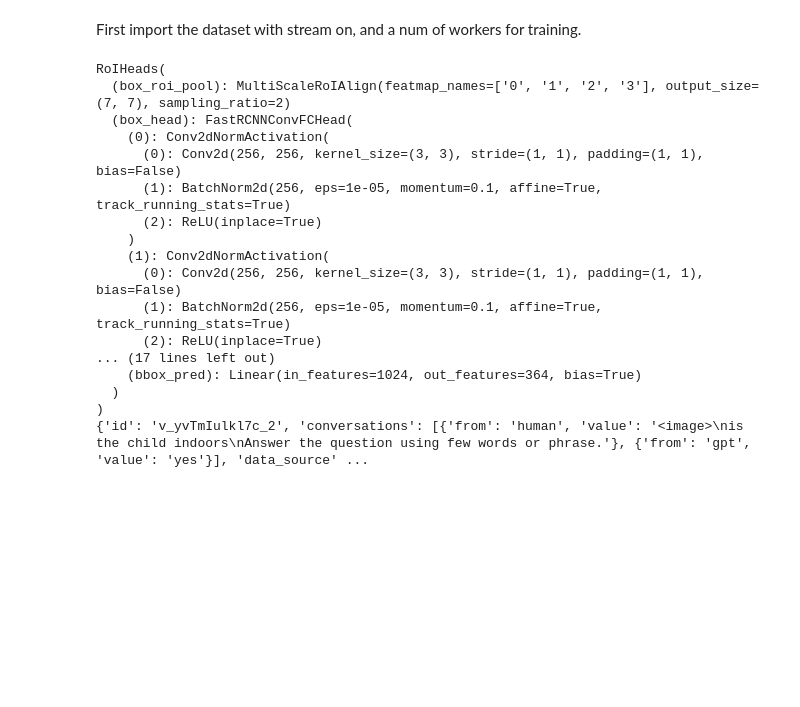
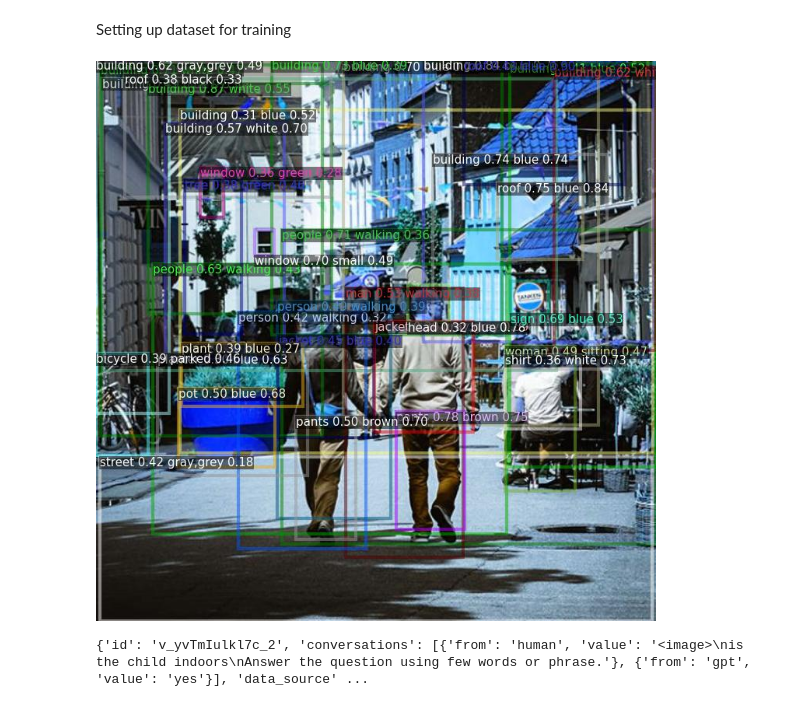
Before and after one commit to dotrdp/VideoLLM_approach, a Jupyter notebook: main.ipynb, the cells around one changed output. Saved outputs shown, nothing was run; the diff lists cells and outputs as text; code cells hidden in the pictures; blank space fills up the shorter version.

Commit message:
Merged visualizer shown in frcnn original huggingface architecture

```diff
--- a/main.ipynb
+++ b/main.ipynb
@@ -1,32 +1,19 @@
 # %% [markdown]
-First import the dataset with stream on, and a num of workers for training.
+Setting up dataset for training
 # %%
-from visual_cues import *
+
 from torch.utils.data import DataLoader
 import os
 from PIL import Image
 import torch
+os.environ["KMP_DUPLICATE_LIB_OK"] = 'True'
 from loader import *
-model = FRCNN()
-
+from frcnn_plus_vbertembedding import FRCNN_VisualBert_Embedding
+model = FRCNN_VisualBert_Embedding()
+model.Draw("TEST.jpg")
 
 data = LoadActivityNetDataset()
 
 print(data[:1][0])
 # %% [output]
+[figure, added]
-RoIHeads(
-  (box_roi_pool): MultiScaleRoIAlign(featmap_names=['0', '1', '2', '3'], output_size=(7, 7), sampling_ratio=2)
-  (box_head): FastRCNNConvFCHead(
-    (0): Conv2dNormActivation(
-      (0): Conv2d(256, 256, kernel_size=(3, 3), stride=(1, 1), padding=(1, 1), bias=False)
-      (1): BatchNorm2d(256, eps=1e-05, momentum=0.1, affine=True, track_running_stats=True)
-      (2): ReLU(inplace=True)
-    )
-    (1): Conv2dNormActivation(
-      (0): Conv2d(256, 256, kernel_size=(3, 3), stride=(1, 1), padding=(1, 1), bias=False)
-      (1): BatchNorm2d(256, eps=1e-05, momentum=0.1, affine=True, track_running_stats=True)
-      (2): ReLU(inplace=True)
-... (17 lines left out)
-    (bbox_pred): Linear(in_features=1024, out_features=364, bias=True)
-  )
-)
```
Also changed, not shown: 2 other files.
